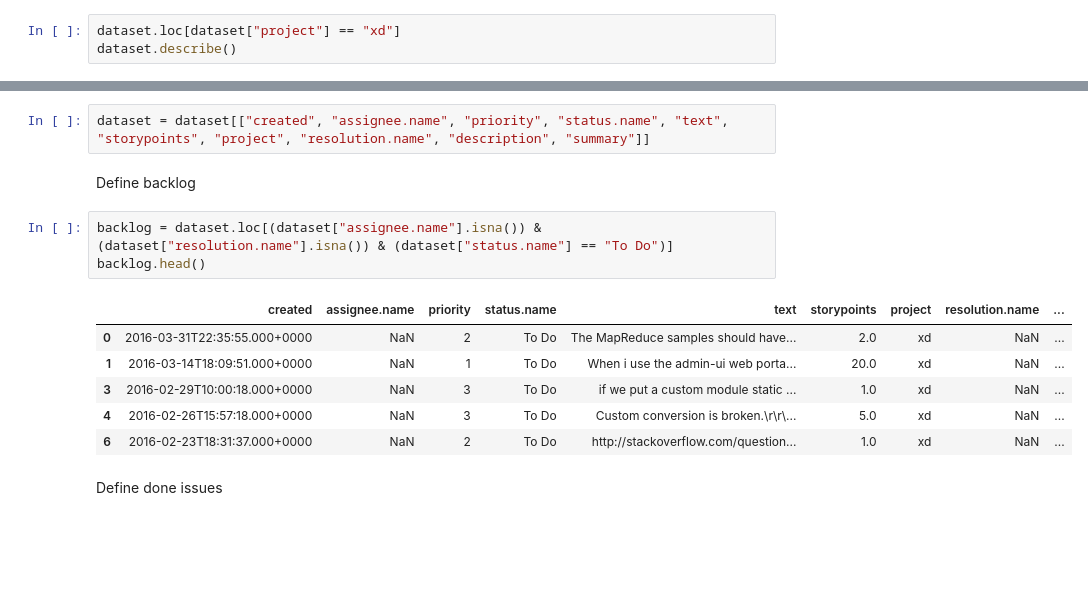
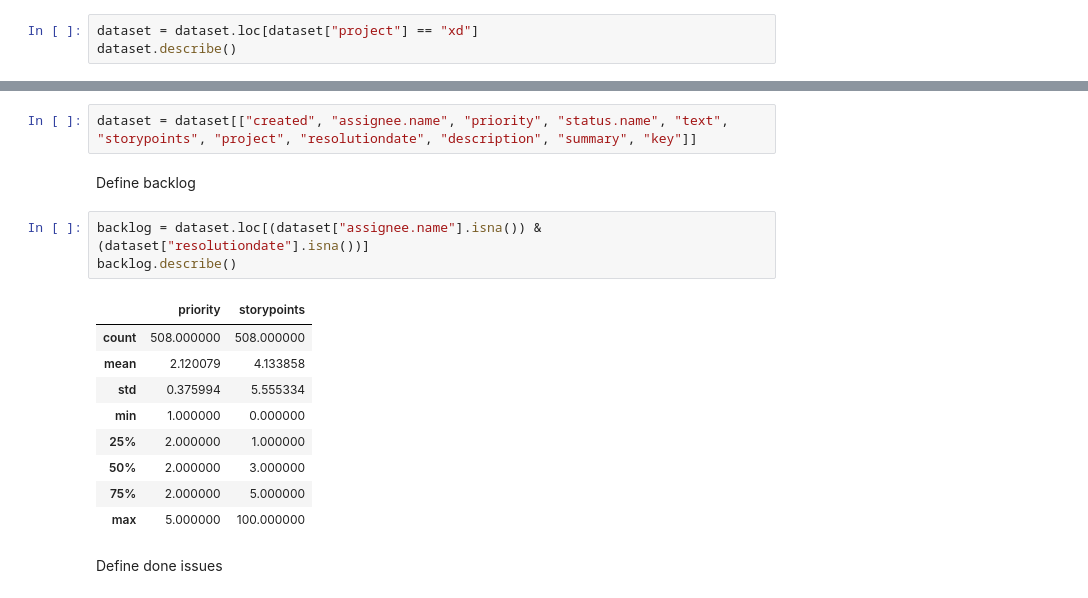
Before and after one commit to sanderjenk/thesis, a Jupyter notebook: thesis.ipynb, the cells around one changed output, grey strips where cells are left out. Saved outputs shown, nothing was run; the diff lists cells and outputs as text; blank space fills up the shorter version.

```diff
--- a/thesis.ipynb
+++ b/thesis.ipynb
@@ -43,7 +50,7 @@ dataset.describe()
 # %% [markdown]
 Include only xd project
 # %%
-dataset.loc[dataset["project"] == "xd"]
+dataset = dataset.loc[dataset["project"] == "xd"]
 dataset.describe()
 # %% [output]
 |  | status.id | watches.watchCount | storypoints |
@@ -95,19 +102,22 @@ dataset['storypoints'] = dataset['storypoints'].fillna(1)
 # %% [markdown]
 Leave only necessary columns into the dataframe
 # %%
-dataset = dataset[["created", "assignee.name", "priority", "status.name", "text", "storypoints", "project", "resolution.name", "description", "summary"]]
+dataset = dataset[["created", "assignee.name", "priority", "status.name", "text", "storypoints", "project", "resolutiondate", "description", "summary", "key"]]
 # %% [markdown]
 Define backlog
 # %%
-backlog = dataset.loc[(dataset["assignee.name"].isna()) & (dataset["resolution.name"].isna()) & (dataset["status.name"] == "To Do")]
-backlog.head()
+backlog = dataset.loc[(dataset["assignee.name"].isna()) & (dataset["resolutiondate"].isna())]
+backlog.describe()
 # %% [output]
-|  | created | assignee.name | priority | status.name | text | storypoints | project | resolution.name | ... |
-| 0 | 2016-03-31T22:35:55.000+0000 | NaN | 2 | To Do | The MapReduce samples should have... | 2.0 | xd | NaN | ... |
-| 1 | 2016-03-14T18:09:51.000+0000 | NaN | 1 | To Do | When i use the admin-ui web porta... | 20.0 | xd | NaN | ... |
-| 3 | 2016-02-29T10:00:18.000+0000 | NaN | 3 | To Do | if we put a custom module static ... | 1.0 | xd | NaN | ... |
-| 4 | 2016-02-26T15:57:18.000+0000 | NaN | 3 | To Do | Custom conversion is broken.\r\r\... | 5.0 | xd | NaN | ... |
-| 6 | 2016-02-23T18:31:37.000+0000 | NaN | 2 | To Do | http://stackoverflow.com/question... | 1.0 | xd | NaN | ... |
+|  | priority | storypoints |
+| count | 508.000000 | 508.000000 |
+| mean | 2.120079 | 4.133858 |
+| std | 0.375994 | 5.555334 |
+| min | 1.000000 | 0.000000 |
+| 25% | 2.000000 | 1.000000 |
+| 50% | 2.000000 | 3.000000 |
+| 75% | 2.000000 | 5.000000 |
+| max | 5.000000 | 100.000000 |
 # %% [markdown]
 Define done issues
 # %%
```
Also changed, not shown: parts of 14 cells of this notebook, 1 other file.
